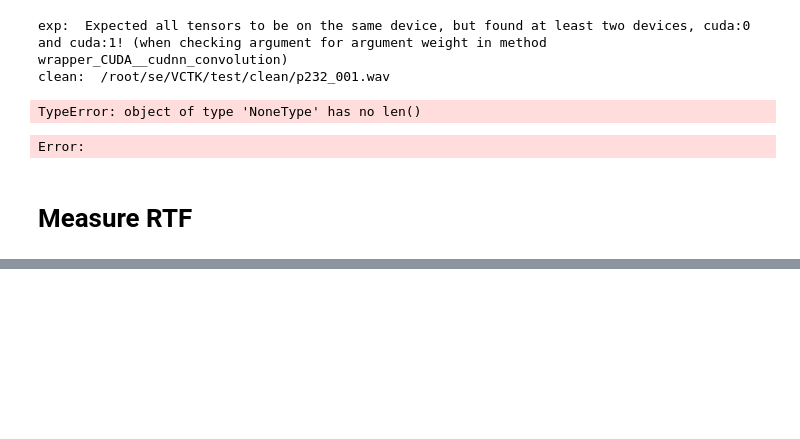
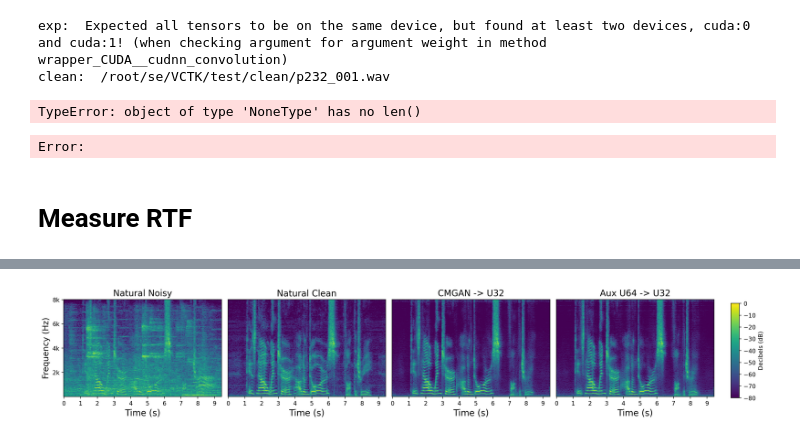
Before and after one commit to KhanhNguyen4999/cmgan_denoiser, a Jupyter notebook: src/analysis.ipynb, the cells around one changed output, grey strips where cells are left out. Drawn from its saved outputs; the diff is of its cells as text; code cells hidden in the pictures; blank space fills up the shorter version.

```diff
--- a/src/analysis.ipynb
+++ b/src/analysis.ipynb
@@ -615,0 +798,63 @@ print(f"RTF: {rtf:.4f}, Min Chunk Size: {chunk_size} samples")
+# %%
+import librosa
+import librosa.display
+import numpy as np
+import matplotlib.pyplot as plt
+
+# List of audio file paths
+image_name = "672-122797-0046_237-126133-0011.wav"
+# file_paths = [
+#     f"/root/khanhnnm/se/VCTK/test/noisy/{image_name}",  # Replace with actual file
+#     f"/root/khanhnnm/se/VCTK/test/clean/{image_name}",  # Replace with actual file
+#     f"/root/khanhnnm/se/checkpoint/CMGAN_unet_32_bilinear_discriminator_dilation_kd_logit_2/checkpoints/enhanced_sample/{image_name}",  # Replace with actual file
+#     f"/root/khanhnnm/se/checkpoint/CMGAN_stage2_v2_kd_logit_AFD_classic_enc_dec_u64_to_u32_dilation/checkpoints/enhanced_sample/{image_name}"   # Replace with actual file
+# ]
+
+file_paths = [
+    f"/root/khanhnnm/se/LibriMix/storage_dir/Libri2Mix/wav16k/min/test/noisy/{image_name}",  # Replace with actual file
+    f"/root/khanhnnm/se/LibriMix/storage_dir/Libri2Mix/wav16k/min/test/clean/{image_name}",  # Replace with actual file
+    f"/root/khanhnnm/se/checkpoint/librimix/CMGAN_unet_32_bilinear_discriminator_kd_logit/checkpoints/enhanced_sample/{image_name}",  # Replace with actual file
+    f"/root/khanhnnm/se/checkpoint/librimix/Unet_64_bilinear_discriminator_to_Unet32_kd_logit_AFD/checkpoints/enhanced_sample/{image_name}"   # Replace with actual file
+]
+
+titles = ["Natural Noisy", "Natural Clean", "CMGAN -> U32", "Aux U64 -> U32"]
+
+# Adjust FFT and hop length for better clarity
+n_fft = 1024  # Higher for better frequency resolution
+hop_length = 256  # Lower for sharper time resolution
+
+# Create figure
+fig, axes = plt.subplots(1, 4, figsize=(20, 3), dpi=200)  # 1 row, 3 columns
+
+for i, file_path in enumerate(file_paths):
+    y, sr = librosa.load(file_path, sr=None)
+
+    # Compute STFT and convert to dB scale
+    D = np.abs(librosa.stft(y, n_fft=n_fft, hop_length=hop_length))
+    D_db = librosa.amplitude_to_db(D, ref=np.max)
+
+    # Plot spectrogram
+    img = librosa.display.specshow(D_db, sr=sr, x_axis="time", y_axis="linear", cmap="viridis", vmin=-80, vmax=0, ax=axes[i])
+
+    # Labels
+    axes[i].set_title(titles[i], fontsize=15)
+    axes[i].set_xlabel("Time (s)", fontsize=15)
+    if i==0:
+        axes[i].set_ylabel("Frequency (Hz)", fontsize=14)
+        axes[i].set_yticks([2000, 4000, 6000, 8000])
+        axes[i].set_yticklabels(["2k", "4k", "6k", "8k"])
+    else:
+        axes[i].set_yticks([])  # Remove y-axis ticks
+        axes[i].set_ylabel("")   # Remove y-axis label
+
+
+# Add colorbar
+# Add color bar at the far right
+cbar_ax = fig.add_axes([0.92, 0.1, 0.01, 0.75])  # [left, bottom, width, height]
+fig.colorbar(img, ax=axes, cax=cbar_ax, orientation='vertical', label="Decibels (dB)")
+fig.subplots_adjust(wspace=0.04)  # Decrease horizontal spacing
+# Show the plot
+# plt.tight_layout()
+plt.show()
+# %% [output]
+[figure, added]
```
Also changed, not shown: parts of 13 cells of this notebook, 22 other files.
